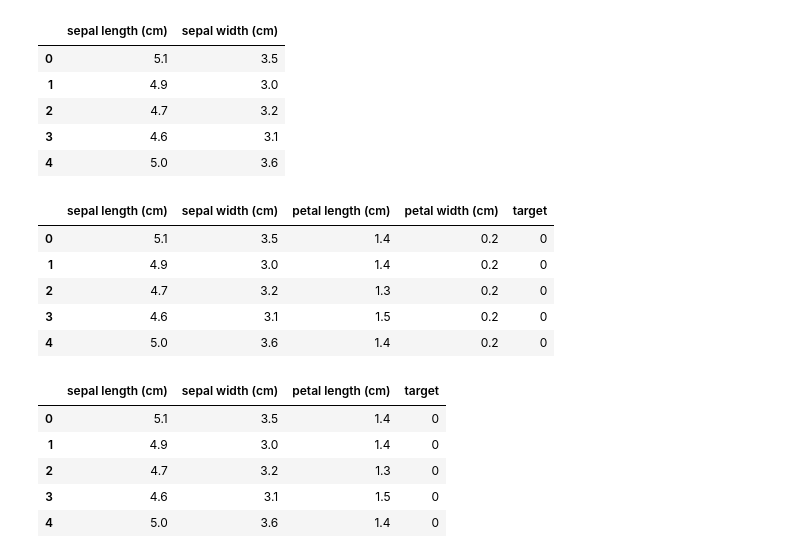
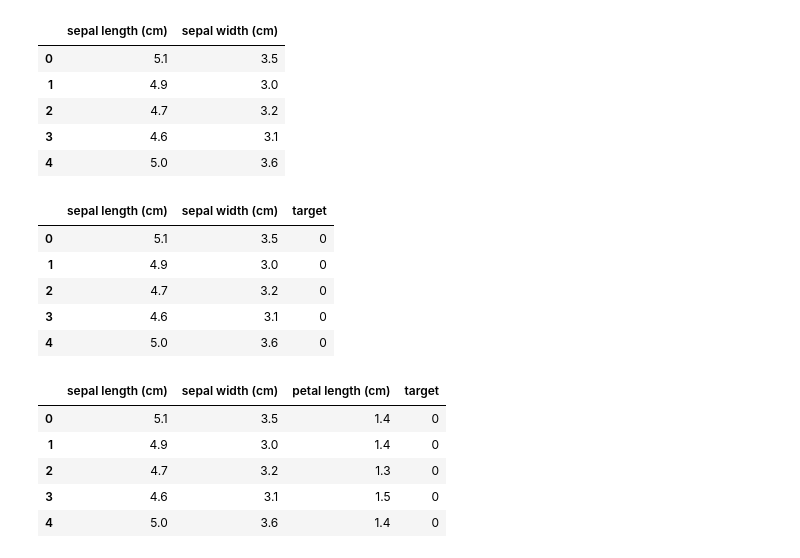
Before and after one commit to sohdacafe/cheat_sheet, a Jupyter notebook: pandas_cheat_sheet.ipynb, the cells around one changed output. Saved outputs shown, nothing was run; the diff lists cells and outputs as text; code cells hidden in the pictures.

```diff
--- a/pandas_cheat_sheet.ipynb
+++ b/pandas_cheat_sheet.ipynb
@@ -37,0 +35,4 @@ df.describe()
+# %%
+# 四捨五入して桁数表示を指定、統計量表示
+pd.options.display.precision =3
+df.describe()
@@ -104,15 +125,15 @@ df_spred2.head()
 | 4 | 5.0 | 3.6 |
 # %%
 #ピンポイントで行、列を抜き出し値場合
-df_spred3 = df.iloc[:, [0,1,2,3,4]]
+df_spred3 = df.iloc[:, [0,1,4]]
 df_spred3.head()
 # %% [output]
-|  | sepal length (cm) | sepal width (cm) | petal length (cm) | petal width (cm) | target |
-| 0 | 5.1 | 3.5 | 1.4 | 0.2 | 0 |
-| 1 | 4.9 | 3.0 | 1.4 | 0.2 | 0 |
-| 2 | 4.7 | 3.2 | 1.3 | 0.2 | 0 |
-| 3 | 4.6 | 3.1 | 1.5 | 0.2 | 0 |
-| 4 | 5.0 | 3.6 | 1.4 | 0.2 | 0 |
+|  | sepal length (cm) | sepal width (cm) | target |
+| 0 | 5.1 | 3.5 | 0 |
+| 1 | 4.9 | 3.0 | 0 |
+| 2 | 4.7 | 3.2 | 0 |
+| 3 | 4.6 | 3.1 | 0 |
+| 4 | 5.0 | 3.6 | 0 |
 # %%
 #カラム指定で列を削除する場合
 df_spred4 = df.drop('petal width (cm)', axis=1)
```
Also changed, not shown: parts of 10 cells of this notebook.
